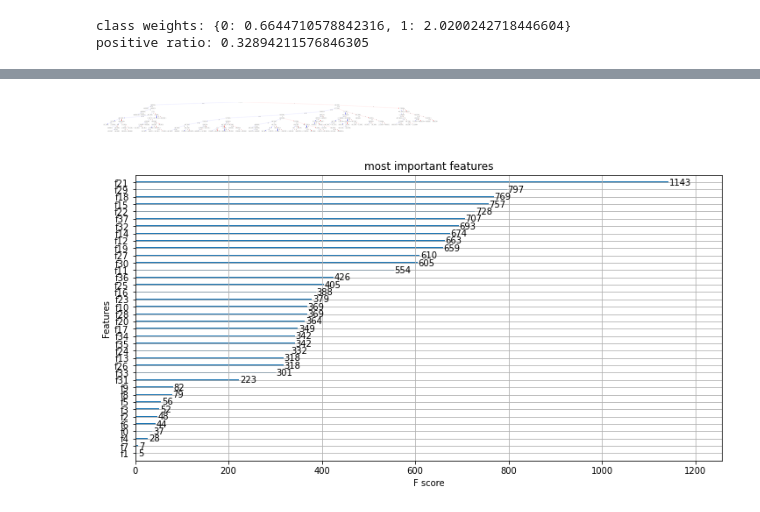
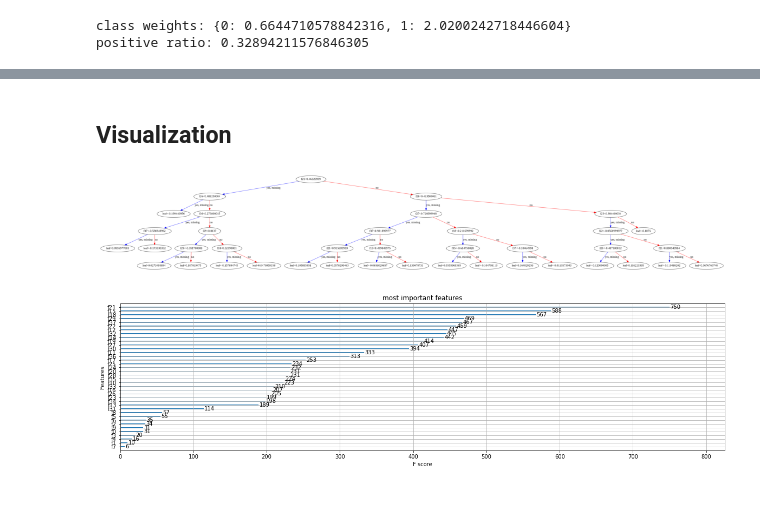
Before and after one commit to armiro/Canine-Disease-Diagnosis, a Jupyter notebook: model_dev.ipynb, the cells around one changed output, grey strips where cells are left out. Saved outputs shown, nothing was run; the diff lists cells and outputs as text; code cells hidden in the pictures.

```diff
--- a/model_dev.ipynb
+++ b/model_dev.ipynb
@@ -447,7 +442,7 @@ def get_results_of(model, data, target):
             % (abs(np.mean(auc_scores)), np.std(auc_scores), abs(np.max(auc_scores))))
 # %%
 import xgboost as xgb
-params = {'max_depth': [3, 5, 7, 9], 'n_estimators': [100, 300, 500]}
+params = {'max_depth': [3, 5, 7], 'n_estimators': [100, 300, 500]}
 cv = StratifiedShuffleSplit(n_splits=5, test_size=0.2, random_state=0)
 base_clf = xgb.XGBClassifier(scale_pos_weight=1/pos_ratio)
 
@@ -580,16 +575,18 @@ confusion matrix with avg element values:
+# %% [markdown]
+## Visualization
 # %%
 xgb.plot_tree(booster=clfs.best_estimator_, num_trees=0)
-plt.rcParams['figure.figsize'] = [12, 6]
+plt.rcParams['figure.figsize'] = [20, 5]
 plt.show()
 # %% [output]
-[figure, old version]
+[figure, new version]
 # %%
 xgb.plot_importance(booster=clfs.best_estimator_)
 plt.rcParams['figure.figsize'] = [12, 6]
 plt.title('most important features')
 plt.show()
 # %% [output]
-[figure, old version]
+[figure, new version]
 # %%
 column_names = list(ct.named_transformers_['onehot_encoder'].get_feature_names())
 column_names.extend(['age'])
```
Also changed, not shown: parts of 7 cells of this notebook.
